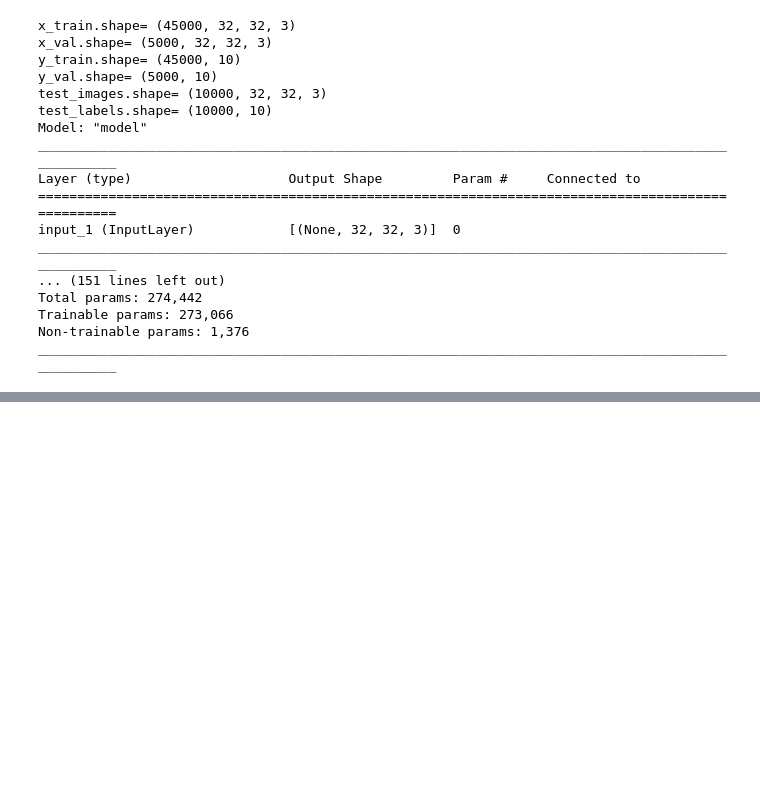
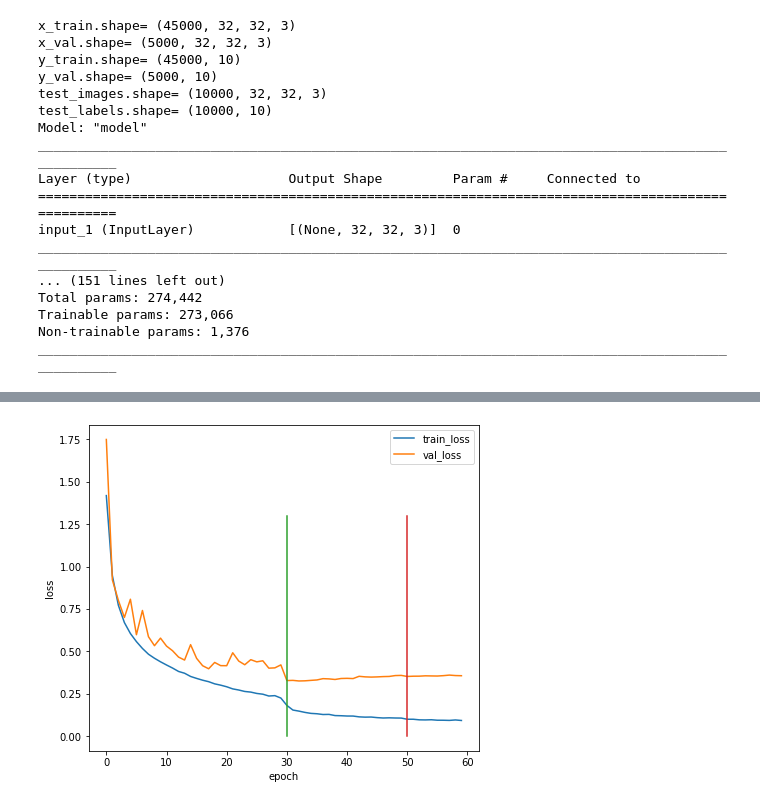
Before and after one commit to turkeyck/ResNet_cifar10, a Jupyter notebook: main.ipynb, the cells around one changed output, grey strips where cells are left out. Cells and saved outputs as stored; diff of their text form; code cells hidden in the pictures; blank space fills up the shorter version.

Commit message:
add loss/acc plot

```diff
--- a/main.ipynb
+++ b/main.ipynb
@@ -15,8 +15,8 @@ if __name__ == '__main__':
     batch_size = 128
     train_num = 45000
     iterations_per_epoch = int(train_num / batch_size)
-    boundaries = [50 * iterations_per_epoch, 60 * iterations_per_epoch]
-    epoch_num = 90
+    boundaries = [30 * iterations_per_epoch, 50 * iterations_per_epoch]
+    epoch_num = 60
     learning_rate = [0.1, 0.01, 0.001]
     stack_n = 3  # layers = stack_n * 6 + 2
 
@@ -40,7 +40,7 @@ if __name__ == '__main__':
     output = ResNet(inputs = img_input, stack_n = stack_n)
     model = tf.keras.Model(img_input, output)
 
-    # show
+#     # show
     model.summary()
 # %% [output]
 x_train.shape= (45000, 32, 32, 3)
@@ -64,11 +64,19 @@ ________________________________________________________________________________
 # train
 learning_rate_schedules = tf.optimizers.schedules.PiecewiseConstantDecay(boundaries, learning_rate)
 optimizer = tf.optimizers.SGD(learning_rate=learning_rate_schedules, momentum=0.9, nesterov=True)
-#     optimizer = tf.optimizers.Adam(learning_rate=learning_rate_schedules)
-
+# optimizer = tf.optimizers.Adam()
+train_loss = []
+train_acc = []
+val_loss = []
+val_acc = []
 for epoch in range(epoch_num):
     print('epoch %d' % epoch)
-    train(model, optimizer, x_train, y_train)
-    test(model, x_val, y_val)
+    loss, acc = train(model, optimizer, x_train, y_train)
+    train_loss.append(loss)
+    train_acc.append(acc)
+
+    loss, acc = test(model, x_val, y_val)
+    val_loss.append(loss)
+    val_acc.append(acc)
 # %% [output]
 epoch 0
@@ -105,0 +114,19 @@ epoch 10
+# %%
+import matplotlib.pyplot as plt
+import numpy as np
+x = np.arange(epoch_num)
+const_x1 = [30]*20
+const_x2 = [50]*20
+const_y = np.linspace(0,1.3,20)
+plt.figure(figsize=(7,6))
+plt.plot(x, train_loss)
+plt.plot(x, val_loss)
+plt.plot(const_x1, const_y)
+plt.plot(const_x2, const_y)
+
+plt.xlabel("epoch")
+plt.ylabel("loss")
+plt.legend(["train_loss", "val_loss"])
+plt.show()
+# %% [output]
+[figure, added]
```
Also changed, not shown: parts of 3 cells of this notebook.
